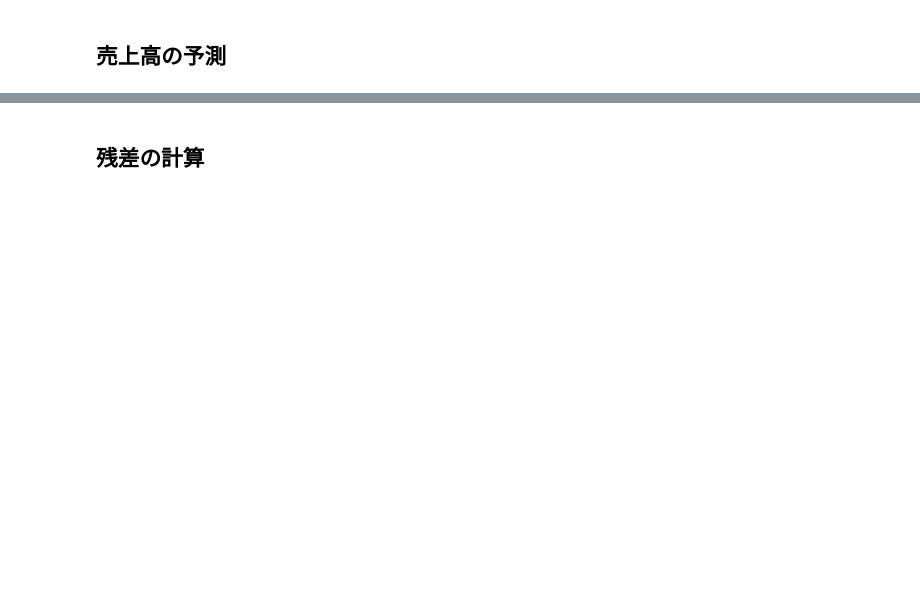
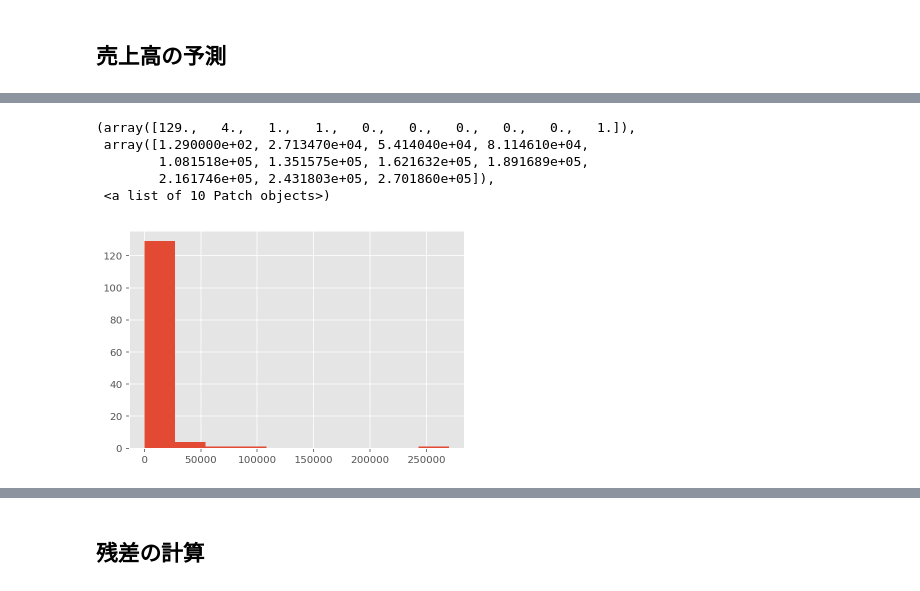
Before and after one commit to Yosymatu/HuffModel, a Jupyter notebook: Input_HuffModel.ipynb, the cells around one changed output, grey strips where cells are left out. Cells and saved outputs as stored; diff of their text form; code cells hidden in the pictures; blank space fills up the shorter version.

```diff
--- a/Input_HuffModel.ipynb
+++ b/Input_HuffModel.ipynb
@@ -43,54 +41,31 @@ plt.style.use('ggplot')
 # %% [markdown]
 ## Calculateクラスのコンストラクタ
 # %%
-calculate = Calculate('100_pop.geojson', 'A_com.geojson')
+calculate = Calculate('100_pop.geojson', 'A_com.geojson', 0.489773)
 (pop, com) = calculate.LoadData()
 # %% [markdown]
 ## GeoJSON形式を読み込む
 # %%
 #100mメッシュの点を取得
-pop_ptList = np.array([i['geometry']['coordinates'] for i in pop['features']])
+pop_ptList = [i['geometry']['coordinates'] for i in pop['features']]
 #商業施設座標の取得
-com_ptList = np.array([i['geometry']['coordinates'] for i in com['features']])
-
+com_ptList = [i['geometry']['coordinates'] for i in com['features']]
 #売場面積の取得
 com_areaList = [i['properties']['売場面積'] for i in com['features']]
-com_areaList = [n.replace('X', '0') for n in com_areaList]
-com_areaList = np.array([float(n.replace(',', '')) for n in com_areaList])
-#小型店売場面積の取得
-com_sareaList = [i['properties']['小型店売場面積'] for i in com['features']]
-com_sareaList = [n.replace('X', '0') for n in com_sareaList]
-com_sareaList = np.array([float(n.replace(',', '')) for n in com_sareaList])
-#大型店売場面積の取得
-com_lareaList = [i['properties']['大型店売場面積'] for i in com['features']]
-com_lareaList = [n.replace('X', '0') for n in com_lareaList]
-com_lareaList = np.array([float(n.replace(',', '')) for n in com_lareaList])
-
-
 #100mメッシュの人口を取得, -9999を0に変換
-pop_popList = np.array([i['properties']['H27総人口'] for i in pop['features']])
-pop_popList = np.where(pop_popList == -9999, 0, pop_popList)
-
-#小型店売り上げを取得
-com_ssaleList = np.array([float(i['properties']['小型店年間商品販売額'].replace(',', '')) for i in com['features']])
-
-#大型店売り上げを取得
-com_lsaleList = np.array([float(i['properties']['大型店年間商品販売額'].replace(',', '')) for i in com['features']])
+pop_popList = [i['properties']['H27総人口'] for i in pop['features']]
+pop_popList = calculate.CleanList(pop_popList)
 
 #売り上げを取得
-com_saleList = [i['properties']['年間商品販売額'] for i in com['features']]
-#秘匿をゼロに
-com_saleList = [n.replace('X', '0') for n in com_saleList]
-com_saleList = np.array([float(n.replace(',', '')) for n in com_saleList])
-
+com_saleList = np.array([i['properties']['年間商品販売額(百万円)'] for i in com['features']])
 #出力用に取得
 #meshcodeの取得
-pop_meshcodeList = np.array([i['properties']['MESHCODE'] for i in pop['features']])
+pop_meshcodeList = [i['properties']['MESHCODE'] for i in pop['features']]
 #keycodeの取得
-pop_keycodeList = np.array([i['properties']['KEYCODE'] for i in pop['features']])
+pop_keycodeList = [i['properties']['KEYCODE'] for i in pop['features']]
 
 #idを作成
-id = np.arange(len(com_areaList))
+id = [i for i in range(len(com_areaList))]
 # %% [markdown]
 ## 比例定数の算出
 - 売上高/人口 = k(円/人)
@@ -121,0 +111,9 @@ predictList = calculate.PredictSale(pop_ptList, pop_popList, com_ptList, com_sar
+# %%
+plt.hist(com_saleList)
+# %% [output]
+(array([129.,   4.,   1.,   1.,   0.,   0.,   0.,   0.,   0.,   1.]),
+ array([1.290000e+02, 2.713470e+04, 5.414040e+04, 8.114610e+04,
+        1.081518e+05, 1.351575e+05, 1.621632e+05, 1.891689e+05,
+        2.161746e+05, 2.431803e+05, 2.701860e+05]),
+ <a list of 10 Patch objects>)
+[figure, added]
```
Also changed, not shown: parts of 20 cells of this notebook, 5 other files.
